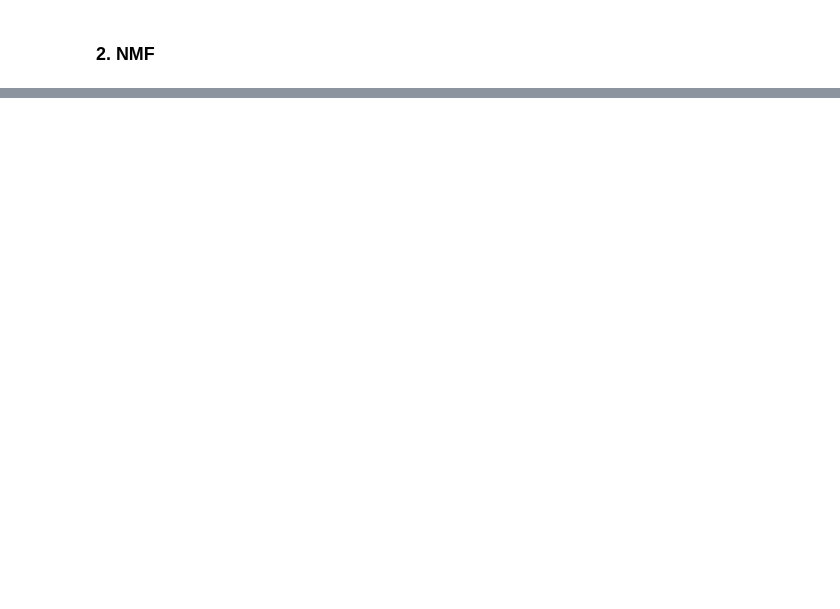
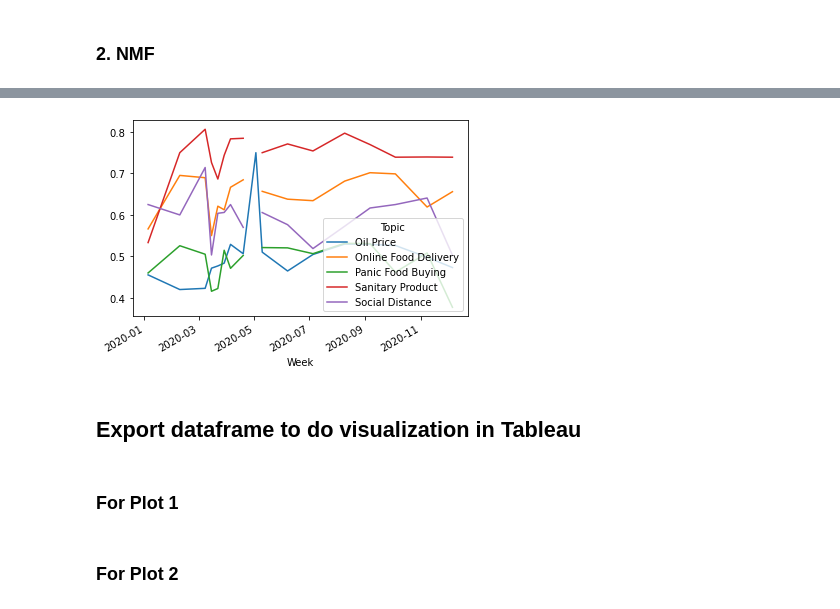
Before and after one commit to JasZeng/NLP---Covid-Tweet-Analysis, a Jupyter notebook: NLP_FinalProject.ipynb, the cells around one changed output, grey strips where cells are left out. Saved outputs shown, nothing was run; the diff lists cells and outputs as text; code cells hidden in the pictures; blank space fills up the shorter version.

```diff
--- a/NLP_FinalProject.ipynb
+++ b/NLP_FinalProject.ipynb
@@ -248,0 +269,3 @@ lda.print_topics()
+# %%
+df['Label']=df.OriginalTweet.apply(sentiment_scores)
+df.head()
@@ -248,0 +279,5 @@ lda.print_topics()
+# %%
+Pos_df=df[df['Label']=='Positive'][['Topic','Week','Label']]
+Pos_df=Pos_df.groupby(['Topic','Week']).count().Label.reset_index().rename(columns={'Label':'Pos_Count'})
+Neg_df=df[df['Label']=='Negative'][['Topic','Week','Label']]
+Neg_df=Neg_df.groupby(['Topic','Week']).count().Label.reset_index().rename(columns={'Label':'Neg_Count'})
@@ -248,0 +316,14 @@ lda.print_topics()
+# %%
+Senti_df=pd.merge(Pos_df, Neg_df, on=['Topic','Week'],how='outer')
+Senti_df['Pos_Rate']=Senti_df['Pos_Count']/(Senti_df['Pos_Count']+Senti_df['Neg_Count'])
+Senti_df=Senti_df[['Topic','Week','Pos_Rate']]
+# %%
+Senti_Analysis = Senti_df.pivot(index="Week", columns="Topic",values="Pos_Rate")
+# %%
+lines = Senti_Analysis.plot.line()
+# %% [output]
+[figure, added]
+# %% [markdown]
+## Export dataframe to do visualization in Tableau
+# %% [markdown]
+### For Plot 1
@@ -248,0 +333,2 @@ lda.print_topics()
+# %% [markdown]
+### For Plot 2
```
Also changed, not shown: parts of 46 cells of this notebook, 2 other files.
